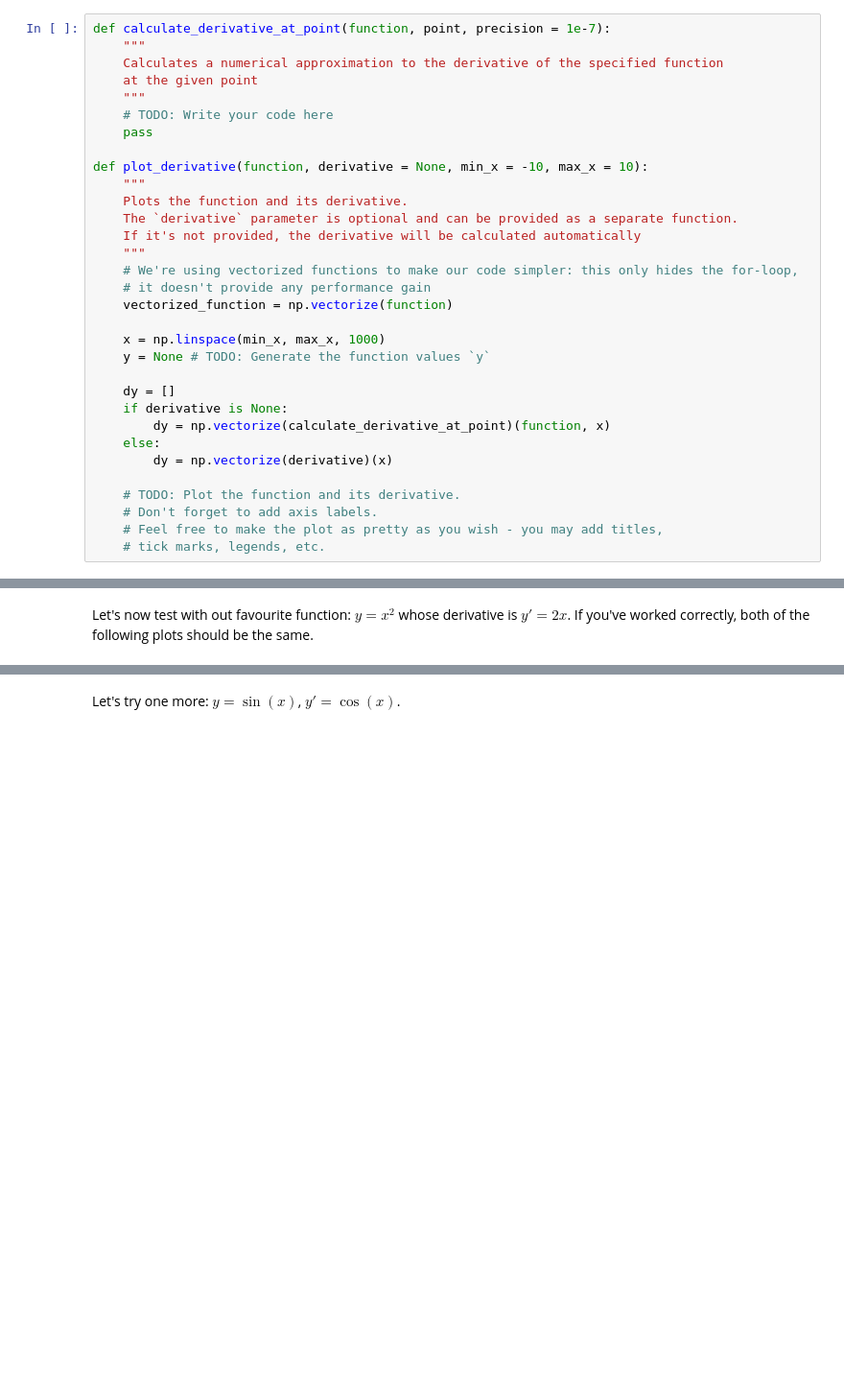
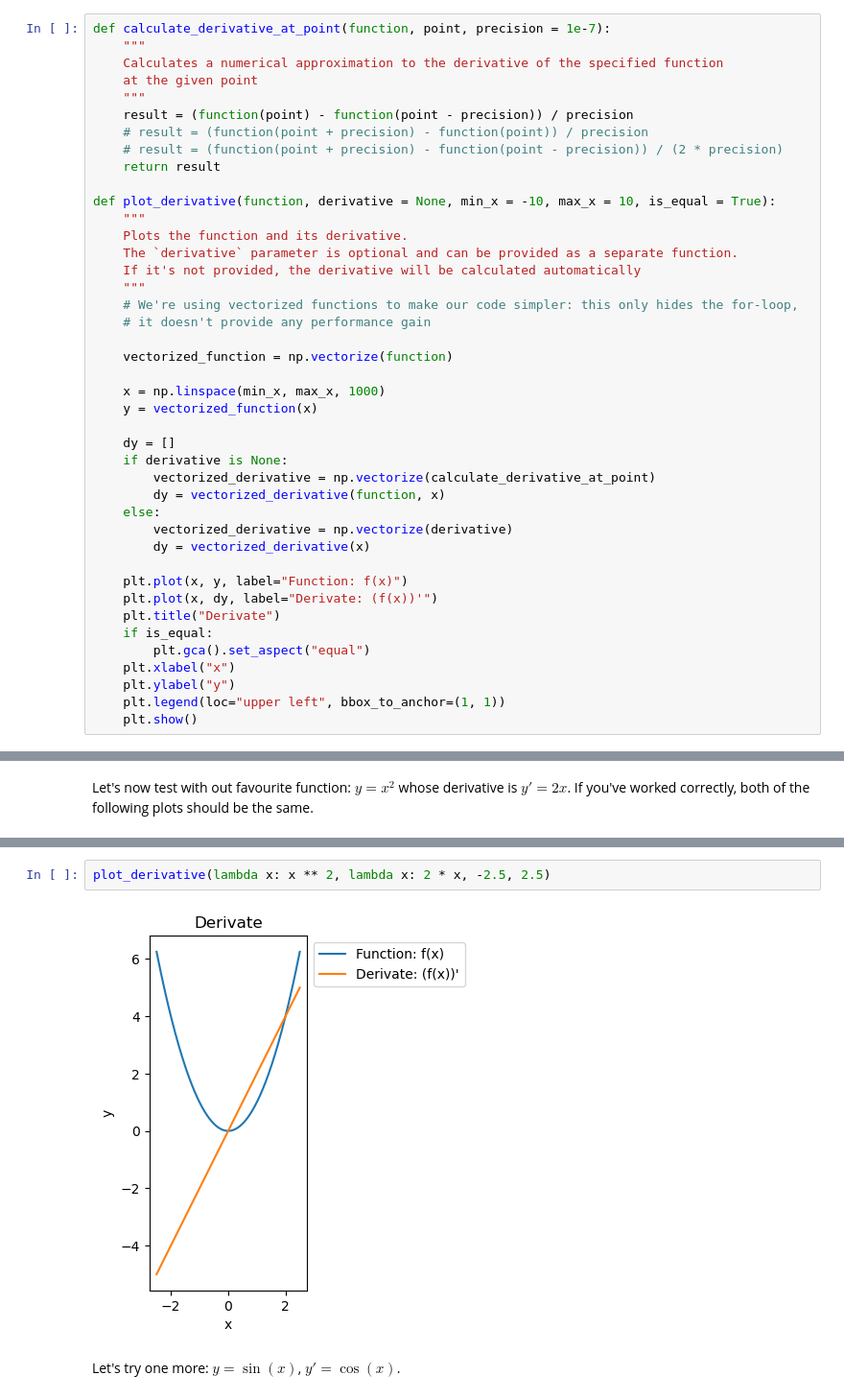
Before and after one commit to vessln/Math_concepts_for_developers, a Jupyter notebook: 4.Calculus-Exercise/Calculus Exercise.ipynb, the cells around one changed output, grey strips where cells are left out. Shown at 96% size. Drawn from its saved outputs; the diff is of its cells as text; blank space fills up the shorter version.

```diff
--- a/4.Calculus-Exercise/Calculus Exercise.ipynb
+++ b/4.Calculus-Exercise/Calculus Exercise.ipynb
@@ -20,10 +19,12 @@ def calculate_derivative_at_point(function, point, precision = 1e-7):
     Calculates a numerical approximation to the derivative of the specified function
     at the given point
     """
-    # TODO: Write your code here
-    pass
+    result = (function(point) - function(point - precision)) / precision
+    # result = (function(point + precision) - function(point)) / precision
+    # result = (function(point + precision) - function(point - precision)) / (2 * precision)
+    return result
 
-def plot_derivative(function, derivative = None, min_x = -10, max_x = 10):
+def plot_derivative(function, derivative = None, min_x = -10, max_x = 10, is_equal = True):
     """
     Plots the function and its derivative.
     The `derivative` parameter is optional and can be provided as a separate function.
@@ -31,18 +32,26 @@ def plot_derivative(function, derivative = None, min_x = -10, max_x = 10):
     """
     # We're using vectorized functions to make our code simpler: this only hides the for-loop,
     # it doesn't provide any performance gain
+
     vectorized_function = np.vectorize(function)
 
     x = np.linspace(min_x, max_x, 1000)
-    y = None # TODO: Generate the function values `y`
+    y = vectorized_function(x)
 
     dy = []
     if derivative is None:
-        dy = np.vectorize(calculate_derivative_at_point)(function, x)
+        vectorized_derivative = np.vectorize(calculate_derivative_at_point)
+        dy = vectorized_derivative(function, x)
     else:
-        dy = np.vectorize(derivative)(x)
+        vectorized_derivative = np.vectorize(derivative)
+        dy = vectorized_derivative(x)
 
-    # TODO: Plot the function and its derivative.
-    # Don't forget to add axis labels.
-    # Feel free to make the plot as pretty as you wish - you may add titles,
-    # tick marks, legends, etc.
+    plt.plot(x, y, label="Function: f(x)")
+    plt.plot(x, dy, label="Derivate: (f(x))'")
+    plt.title("Derivate")
+    if is_equal:
+        plt.gca().set_aspect("equal")
+    plt.xlabel("x")
+    plt.ylabel("y")
+    plt.legend(loc="upper left", bbox_to_anchor=(1, 1))
+    plt.show()
@@ -54,3 +74,7 @@ plot_derivative(lambda x: x ** 2) # The derivative is not pre-calculated, should
+# %%
+plot_derivative(lambda x: x ** 2, lambda x: 2 * x, -2.5, 2.5)
+# %% [output]
+[figure, added]
 # %% [markdown]
 Let's try one more: $y = \sin(x)$, $y'= \cos(x)$.
 # %%
```
Also changed, not shown: parts of 18 cells of this notebook, 1 other file.
